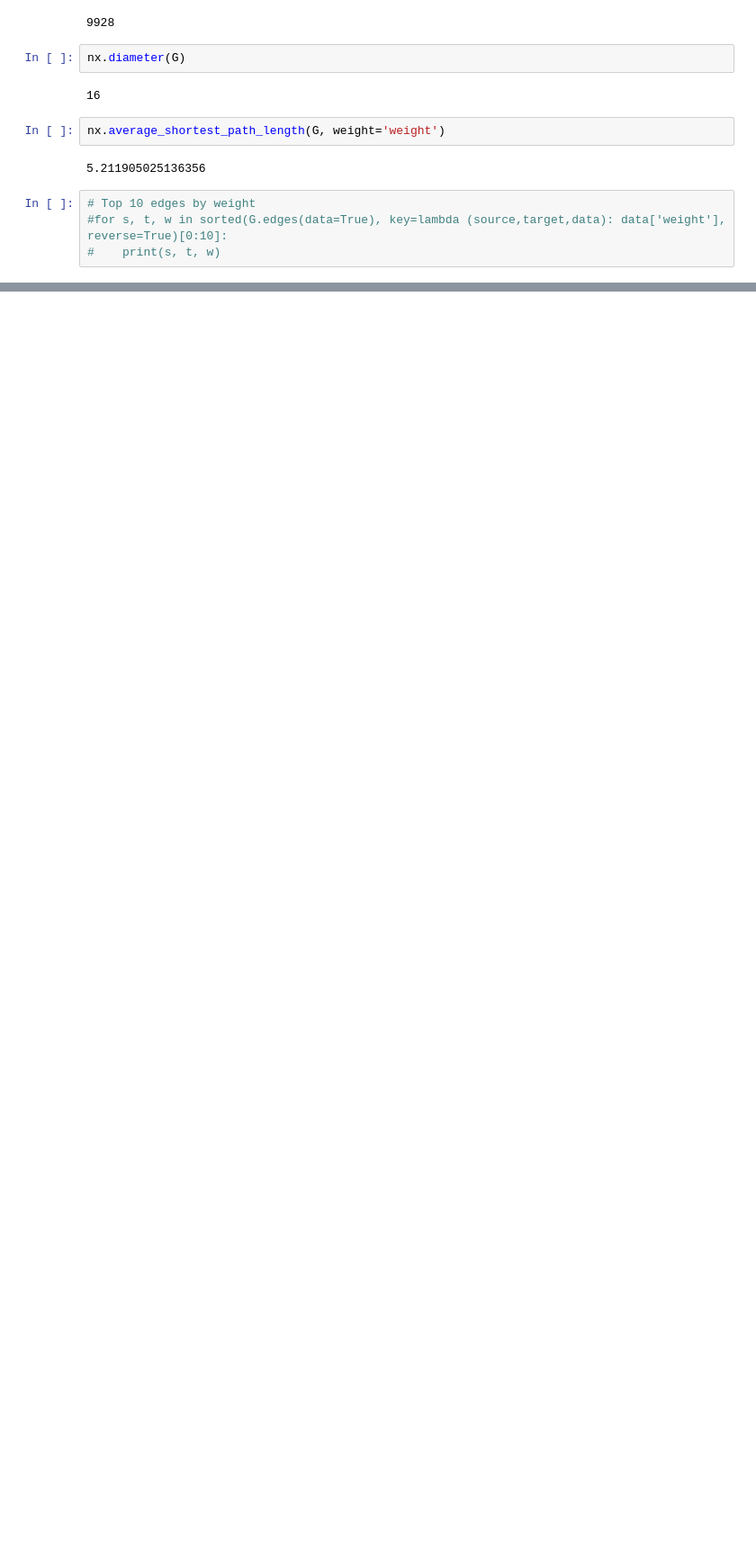
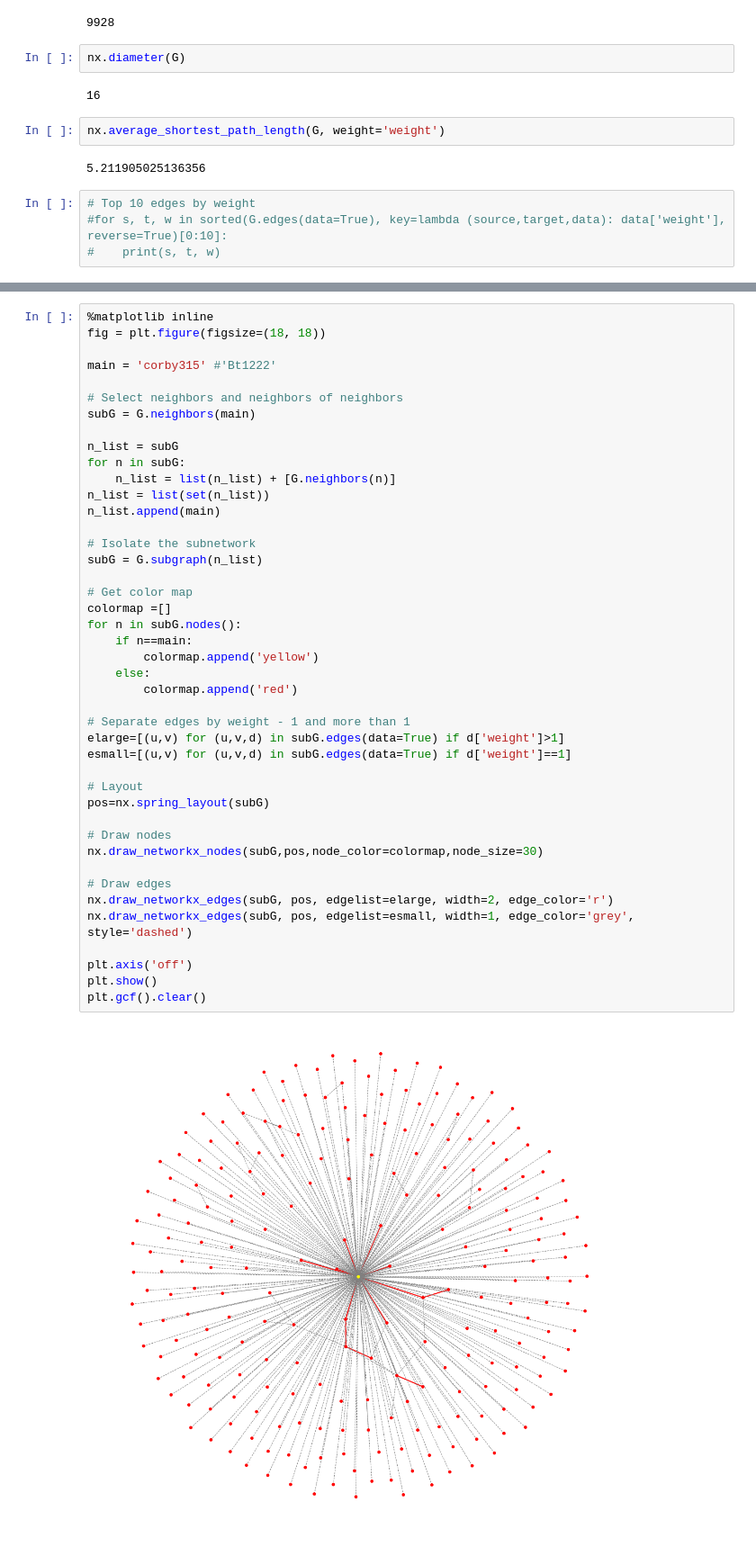
Before and after one commit to theoracley/Data620, a Jupyter notebook: FinalProject/FinalProject.ipynb, the cells around one changed output, grey strips where cells are left out. Shown at 90% size. Saved outputs shown, nothing was run; the diff lists cells and outputs as text; blank space fills up the shorter version.

```diff
--- a/FinalProject/FinalProject.ipynb
+++ b/FinalProject/FinalProject.ipynb
@@ -140,0 +154,45 @@ subG = G.neighbors(main)
+# %%
+%matplotlib inline
+fig = plt.figure(figsize=(18, 18))
+
+main = 'corby315' #'Bt1222'
+
+# Select neighbors and neighbors of neighbors
+subG = G.neighbors(main)
+
+n_list = subG
+for n in subG:
+    n_list = list(n_list) + [G.neighbors(n)]
+n_list = list(set(n_list))
+n_list.append(main)
+
+# Isolate the subnetwork
+subG = G.subgraph(n_list)
+
+# Get color map
+colormap =[]
+for n in subG.nodes():
+    if n==main:
+        colormap.append('yellow')
+    else:
+        colormap.append('red')
+
+# Separate edges by weight - 1 and more than 1
+elarge=[(u,v) for (u,v,d) in subG.edges(data=True) if d['weight']>1]
+esmall=[(u,v) for (u,v,d) in subG.edges(data=True) if d['weight']==1]
+
+# Layout
+pos=nx.spring_layout(subG)
+
+# Draw nodes
+nx.draw_networkx_nodes(subG,pos,node_color=colormap,node_size=30)
+
+# Draw edges
+nx.draw_networkx_edges(subG, pos, edgelist=elarge, width=2, edge_color='r')
+nx.draw_networkx_edges(subG, pos, edgelist=esmall, width=1, edge_color='grey', style='dashed')
+
+plt.axis('off')
+plt.show()
+plt.gcf().clear()
+# %% [output]
+[figure, added]
```
Also changed, not shown: parts of 12 cells of this notebook.
